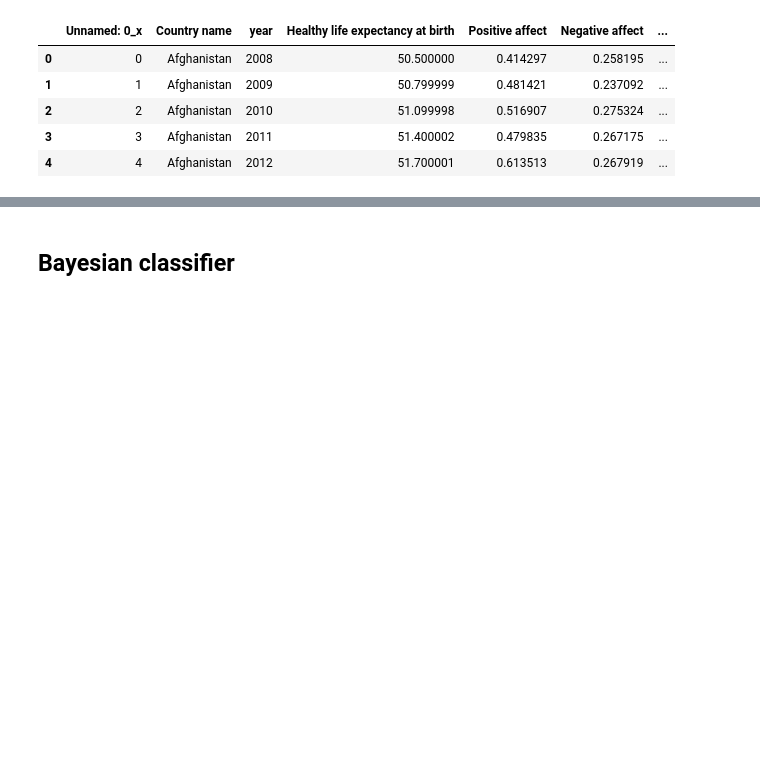
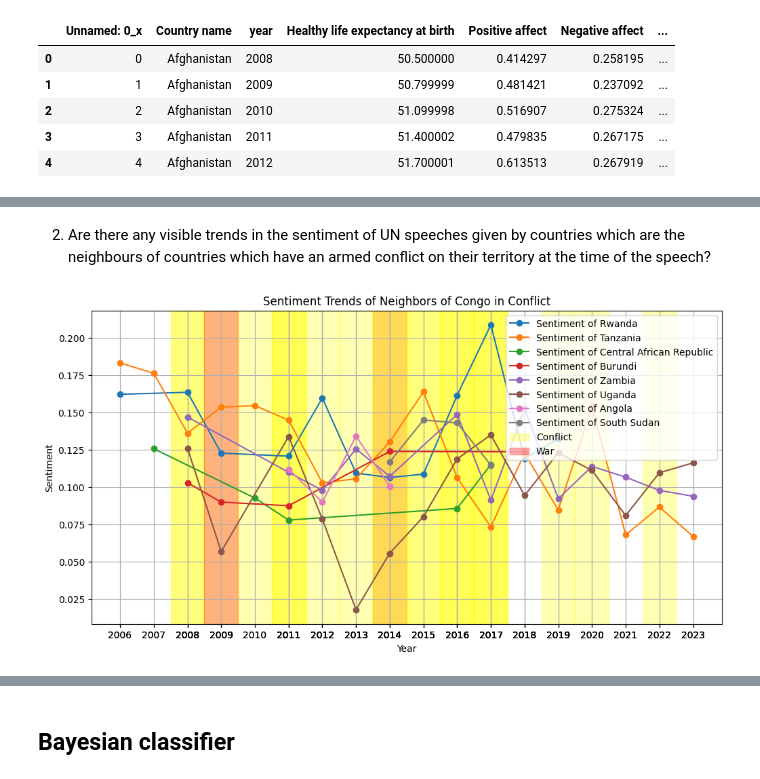
Before and after one commit to danilotpnta/UN-General-Debate-Analysis-SDGs, a Jupyter notebook: FDS-1-Notebook.ipynb, the cells around one changed output, grey strips where cells are left out. Saved outputs shown, nothing was run; the diff lists cells and outputs as text; code cells hidden in the pictures; blank space fills up the shorter version.

```diff
--- a/FDS-1-Notebook.ipynb
+++ b/FDS-1-Notebook.ipynb
@@ -161,0 +304,44 @@ Only change 'country' variable to see the graph
+# %% [markdown]
+2. Are there any visible trends in the sentiment of UN speeches given by countries which are the neighbours of countries which have an armed conflict on their territory at the time of the speech?
+# %%
+import networkx as nx
+import matplotlib.pyplot as plt
+import pandas as pd
+
+country = 'Congo'
+
+iso_code_of_country = df[df['Country name'] == country]['ISO-alpha3 Code'].iloc[0]
+neighbors_of_country = list(G.neighbors(iso_code_of_country))
+
+neighbors_in_conflict = df[(df['ISO-alpha3 Code'].isin(neighbors_of_country)) &
+                           (df['neighbor_in_conflict'] == True)]
+
+neighbors_in_conflict = neighbors_in_conflict.sort_values(by='year', ascending=True)
+
+plt.figure(figsize=(12, 6))
+
+for neighbor in neighbors_in_conflict['Country name'].unique():
+    neighbor_data = neighbors_in_conflict[neighbors_in_conflict['Country name'] == neighbor]
+    plt.plot(neighbor_data['year'], neighbor_data['sentiment'], label=f'Sentiment of {neighbor}', marker='o')
+
+for i in range(len(neighbors_in_conflict)):
+    intensity_level = neighbors_in_conflict['intensity_level'].iloc[i]
+    year = neighbors_in_conflict['year'].iloc[i]
+
+    if intensity_level == 1:
+        plt.axvspan(year - 0.5, year + 0.5, color='yellow', alpha=0.3, label='Conflict' if 'Conflict' not in plt.gca().get_legend_handles_labels()[1] else "")
+    elif intensity_level == 2:
+        plt.axvspan(year - 0.5, year + 0.5, color='red', alpha=0.3, label='War' if 'War' not in plt.gca().get_legend_handles_labels()[1] else "")
+
+plt.xlabel('Year')
+plt.ylabel('Sentiment')
+plt.title(f'Sentiment Trends of Neighbors of {country} in Conflict')
+plt.xticks(neighbors_in_conflict['year'].astype(int))
+handles, labels = plt.gca().get_legend_handles_labels()
+by_label = dict(zip(labels, handles))  # Removes duplicates by using dictionary
+plt.legend(by_label.values(), by_label.keys())
+plt.grid(True)
+
+plt.show()
+# %% [output]
+[figure, added]
```
Also changed, not shown: parts of 47 cells of this notebook, 5 other files.
